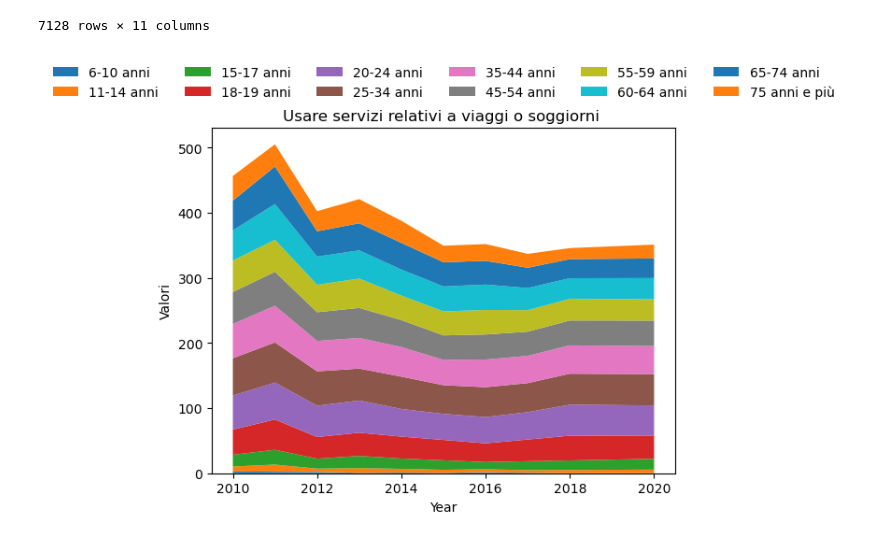
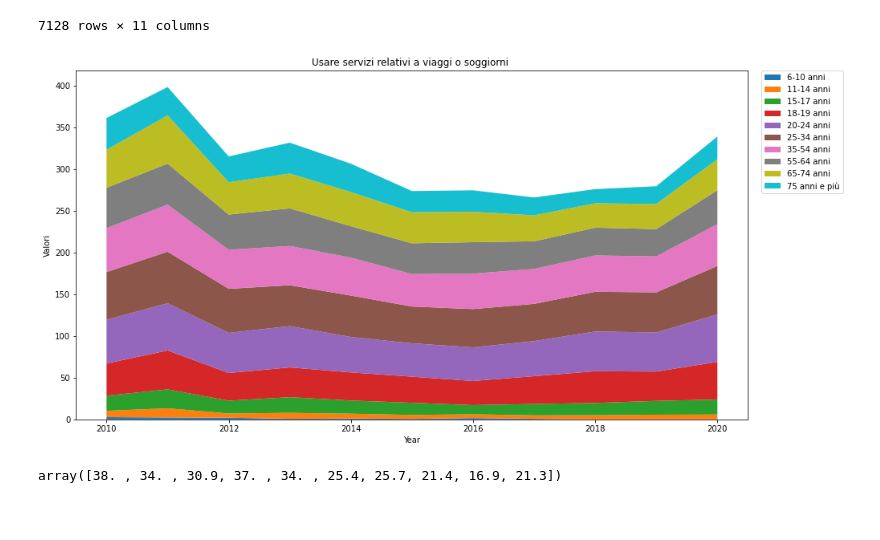
Before and after one commit to mattia01017/EsameSciVis, a Jupyter notebook: Viaggi.ipynb, the cells around one changed output. Cells and saved outputs as stored; diff of their text form; code cells hidden in the pictures; blank space fills up the shorter version.

Commit message:
aggiustati legenda e colori

```diff
--- a/Viaggi.ipynb
+++ b/Viaggi.ipynb
@@ -2,8 +2,7 @@
 import pandas as pd
 import matplotlib.pyplot as plt
 import numpy as np
-import seaborn as sns
-dataSet = pd.read_csv('Attività svolte su internet.csv')
+dataSet = pd.read_csv('Attivita_svolte_su _internet.csv')
 dataSet = dataSet[dataSet['Classe di età']!='6 anni e più']
 dataSet
 # %% [output]
@@ -23,46 +22,50 @@ dataSet
 # %%
 viaggi = dataSet[dataSet['Tipo dato']=='usare servizi relativi a viaggi o soggiorni']
 viaggi = viaggi[viaggi['TIME']!=2020]
 
 viaggi = viaggi[viaggi['Sesso']=='totale']
-viaggi610 = viaggi[viaggi['Classe di età']=='6-10 anni']
-viaggi1114 = viaggi[viaggi['Classe di età']=='11-14 anni']
-viaggi1517 = viaggi[viaggi['Classe di età']=='15-17 anni']
-viaggi1819 = viaggi[viaggi['Classe di età']=='18-19 anni']
-viaggi2024 = viaggi[viaggi['Classe di età']=='20-24 anni']
-viaggi2534 = viaggi[viaggi['Classe di età']=='25-34 anni']
-viaggi3544 = viaggi[viaggi['Classe di età']=='35-44 anni']
-viaggi4554 = viaggi[viaggi['Classe di età']=='45-54 anni']
-viaggi5559 = viaggi[viaggi['Classe di età']=='55-59 anni']
-viaggi6064 = viaggi[viaggi['Classe di età']=='60-64 anni']
-viaggi6574 = viaggi[viaggi['Classe di età']=='65-74 anni']
-viaggi75 = viaggi[viaggi['Classe di età']=='75 anni e più']
 
-year = [2010, 2011, 2012, 2013, 2014, 2015, 2016, 2017, 2018, 2020]
-population_by_continent = {
-    '6-10 anni': viaggi610['Value'].values,
-    '11-14 anni': viaggi1114['Value'].values,
-    '15-17 anni': viaggi1517['Value'].values,
-    '18-19 anni': viaggi1819['Value'].values,
-    '20-24 anni': viaggi2024['Value'].values,
-    '25-34 anni': viaggi2534['Value'].values,
-    '35-44 anni': viaggi3544['Value'].values,
-    '45-54 anni': viaggi4554['Value'].values,
-    '55-59 anni': viaggi5559['Value'].values,
-    '60-64 anni': viaggi6064['Value'].values,
-    '65-74 anni': viaggi6574['Value'].values,
-    '75 anni e più': viaggi75['Value'].values,
+valori1 = [2.7, 2.3, 2. , 0.7, 1. , 0.6, 1.6, 0.7, 0. , 0. , 0.]
+valori2 = [7.6, 11. ,  5.1,  7.1,  5.8,  4.7,  4.5,  4.1,  5. ,  5.6, 5.8]
+valori3 = [18.1, 22.7, 15.3, 18.8, 15.8, 14.6, 11. , 13.7, 14.7, 16.6, 18]
+valori4 = [38.6, 46.6, 33.2, 35.7, 33.7, 31.3, 28.9, 33.3, 38. , 35.1, 45.1]
+valori5 = [52.4, 56.7, 48.1, 49.5, 42.5, 40. , 40.3, 42.1, 47.6, 46.9, 56.9]
+valori6 = [57.2, 61.7, 52.8, 49. , 49.6, 44.1, 45.9, 44.6, 47.6, 48.1, 58.1]
+valori7 = [52.7, 56.4, 46.8, 47.1, 45.5, 38.9, 42.5, 41.9, 43.6, 43.1, 50.1]
+valori8 = [48.4, 49.2, 42.2, 45.1, 37.7, 36.9, 37.7, 33.1, 33.3, 32.7, 40.7]
+valori9 = [45.6, 57.8, 38.8, 41.7, 40.9, 37.2, 36.5, 31.1, 29.3, 30.1, 37.1]
+valori10 = [38. , 34. , 30.9, 37. , 34. , 25.4, 25.7, 21.4, 16.9, 21.3, 27.3]
+
+year = [2010, 2011, 2012, 2013, 2014, 2015, 2016, 2017, 2018, 2019, 2020]
+population = {
+    '6-10 anni': valori1,
+    '11-14 anni': valori2,
+    '15-17 anni': valori3,
+    '18-19 anni': valori4,
+    '20-24 anni': valori5,
+    '25-34 anni': valori6,
+    '35-54 anni': valori7,
+    '55-64 anni': valori8,
+    '65-74 anni': valori9,
+    '75 anni e più': valori10,
 }
 
 fig, ax = plt.subplots()
-ax.stackplot(year, population_by_continent.values(),
-             labels=population_by_continent.keys(), alpha=1)
-plt.legend()
-sns.move_legend(ax, "lower center", bbox_to_anchor=(.5, 1.05), ncol=6, title=None, frameon=False)
+
+fig.set_figheight(8)
+fig.set_figwidth(15)
+
+ax.stackplot(year, population.values(),
+             labels=population.keys(), alpha=1)
+plt.legend(bbox_to_anchor=(1.02, 1), loc='upper left', borderaxespad=0)
 ax.set_title('Usare servizi relativi a viaggi o soggiorni ')
 ax.set_xlabel('Year')
 ax.set_ylabel('Valori')
 
 plt.show()
 # %% [output]
-[figure, old version]
+[figure, new version]
+# %%
+viaggi75['Value'].values
+# %% [output]
+array([38. , 34. , 30.9, 37. , 34. , 25.4, 25.7, 21.4, 16.9, 21.3])
```
Also changed, not shown: parts of 1 cell of this notebook.
